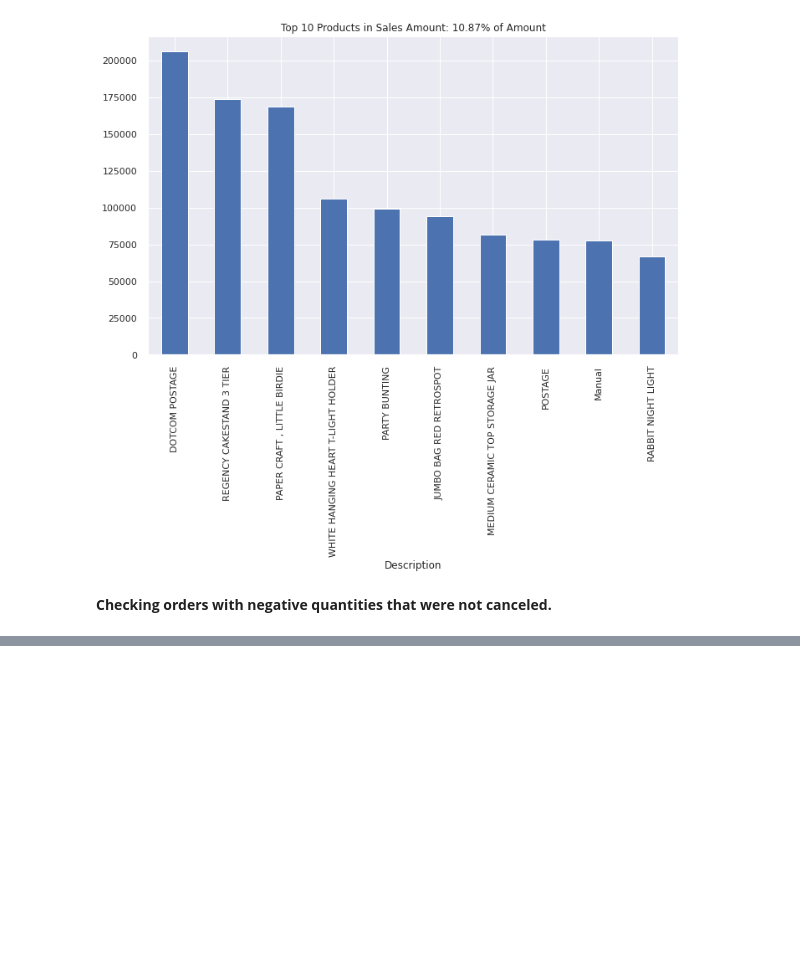
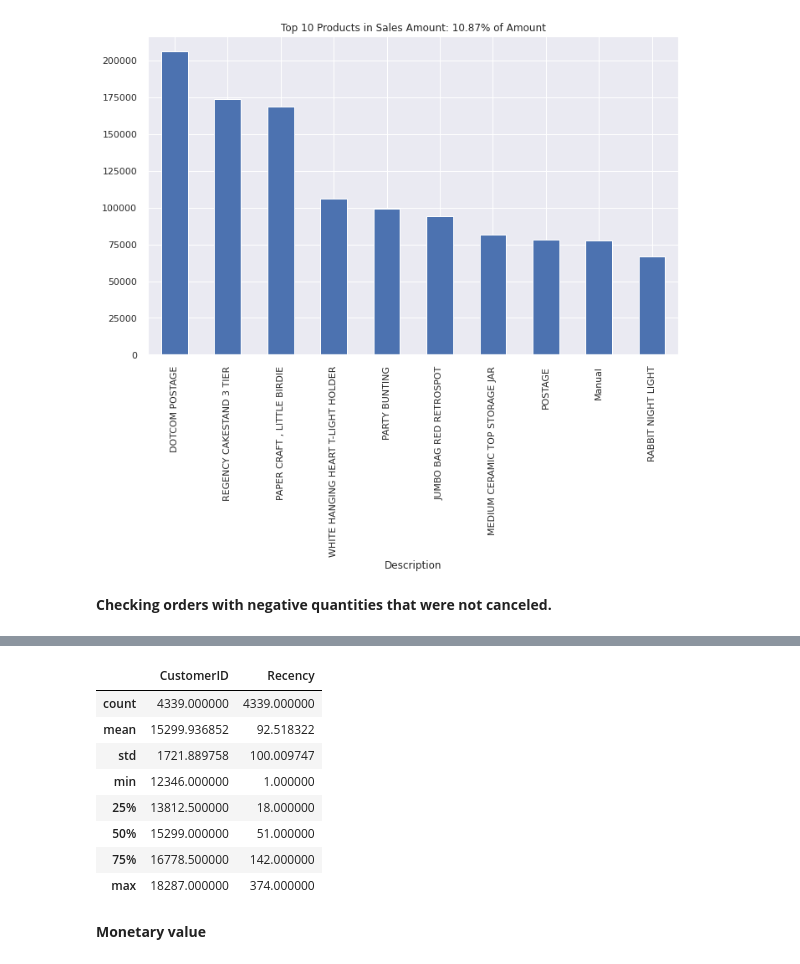
Before and after one commit to AnkitPatel745/Online-Retail-Customer-Segmentation, a Jupyter notebook: Online_Retail_Customer_Segmentation.ipynb, the cells around one changed output, grey strips where cells are left out. Drawn from its saved outputs; the diff is of its cells as text; code cells hidden in the pictures; blank space fills up the shorter version.

```diff
--- a/Online_Retail_Customer_Segmentation.ipynb
+++ b/Online_Retail_Customer_Segmentation.ipynb
@@ -540,0 +576,2 @@ g = AmoutSum[Top10].\
+# %%
+df = df[df['Quantity'] > 0]
@@ -540,0 +605,8 @@ g = AmoutSum[Top10].\
+# %%
+reference_date = df.InvoiceDate.max()
+
+#timedelta function returns to total number of seconds
+reference_date = reference_date + datetime.timedelta(days=1)
+
+print(df.InvoiceDate.max(), df.InvoiceDate.min())
+reference_date
@@ -540,0 +618,4 @@ g = AmoutSum[Top10].\
+# %%
+df['days_since_last_purchase'] = reference_date- df.InvoiceDate
+df['days_since_last_purchase_num'] = df['days_since_last_purchase'].astype('timedelta64[D]')
+df['days_since_last_purchase_num'].head()
@@ -540,0 +629,4 @@ g = AmoutSum[Top10].\
+# %%
+customer_history_df = df.groupby('CustomerID')['days_since_last_purchase_num'].min().reset_index()
+customer_history_df.rename(columns={'days_since_last_purchase_num':'Recency'}, inplace=True)
+customer_history_df.head()
@@ -540,0 +640,14 @@ g = AmoutSum[Top10].\
+# %%
+customer_history_df.describe()
+# %% [output]
+|  | CustomerID | Recency |
+| count | 4339.000000 | 4339.000000 |
+| mean | 15299.936852 | 92.518322 |
+| std | 1721.889758 | 100.009747 |
+| min | 12346.000000 | 1.000000 |
+| 25% | 13812.500000 | 18.000000 |
+| 50% | 15299.000000 | 51.000000 |
+| 75% | 16778.500000 | 142.000000 |
+| max | 18287.000000 | 374.000000 |
+# %% [markdown]
+**Monetary value**
```
Also changed, not shown: parts of 19 cells of this notebook.
